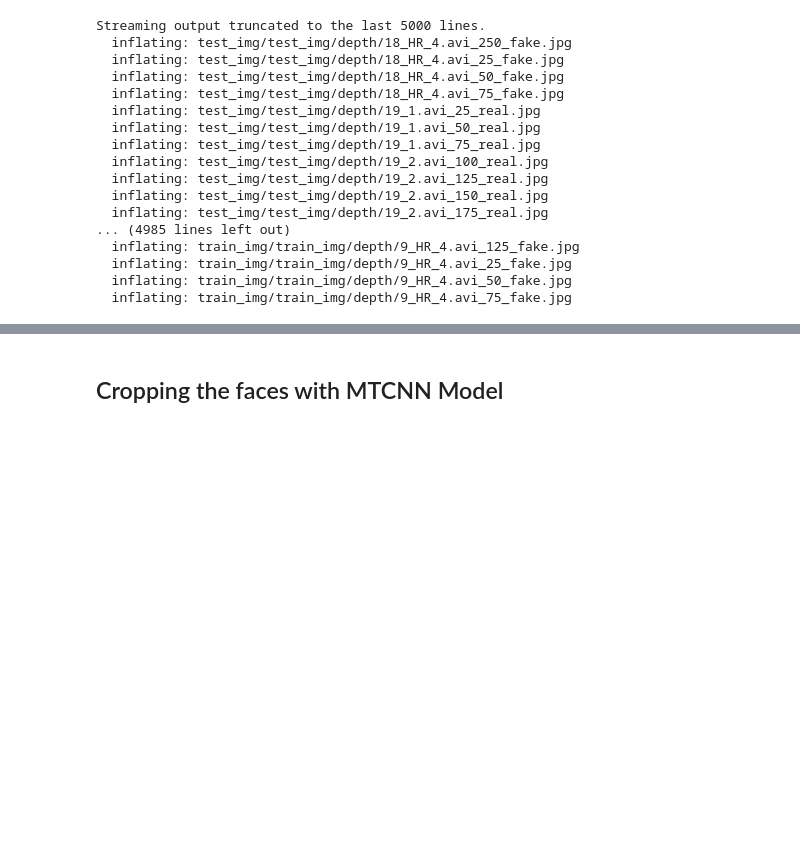
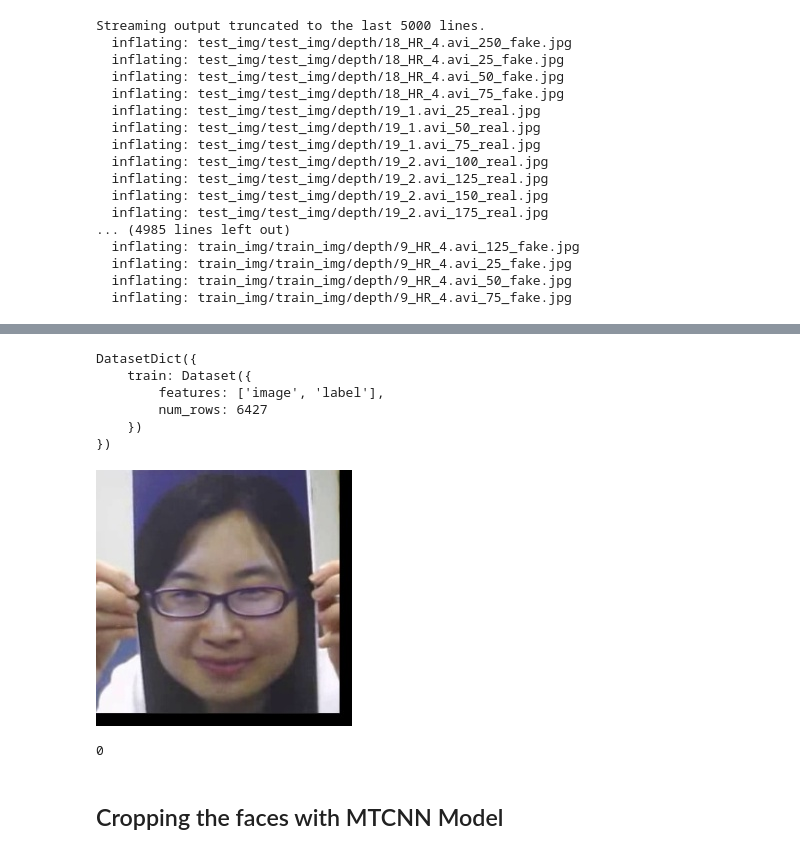
Before and after one commit to Bahareh0281/Video-Based-Face-Liveness-Detection, a Jupyter notebook: Dataset_Preparation.ipynb, the cells around one changed output, grey strips where cells are left out. Saved outputs shown, nothing was run; the diff lists cells and outputs as text; code cells hidden in the pictures; blank space fills up the shorter version.

```diff
--- a/Dataset_Preparation.ipynb
+++ b/Dataset_Preparation.ipynb
@@ -33,0 +41,4 @@ Streaming output truncated to the last 5000 lines.
+# %%
+from datasets import load_dataset
+
+Dataset = load_dataset("Bahareh0281/liveness_images")
@@ -34,3 +51,20 @@ Streaming output truncated to the last 5000 lines.
+# %%
+Dataset
+# %% [output]
+DatasetDict({
+    train: Dataset({
+        features: ['image', 'label'],
+        num_rows: 6427
+    })
+})
+# %%
+Dataset['train']['image'][0]
+# %% [output]
+[figure, added]
+# %%
+Dataset['train']['label'][0]
+# %% [output]
+0
 # %% [markdown]
 ## Cropping the faces with MTCNN Model
 # %%
```
Also changed, not shown: parts of 2 cells of this notebook.
